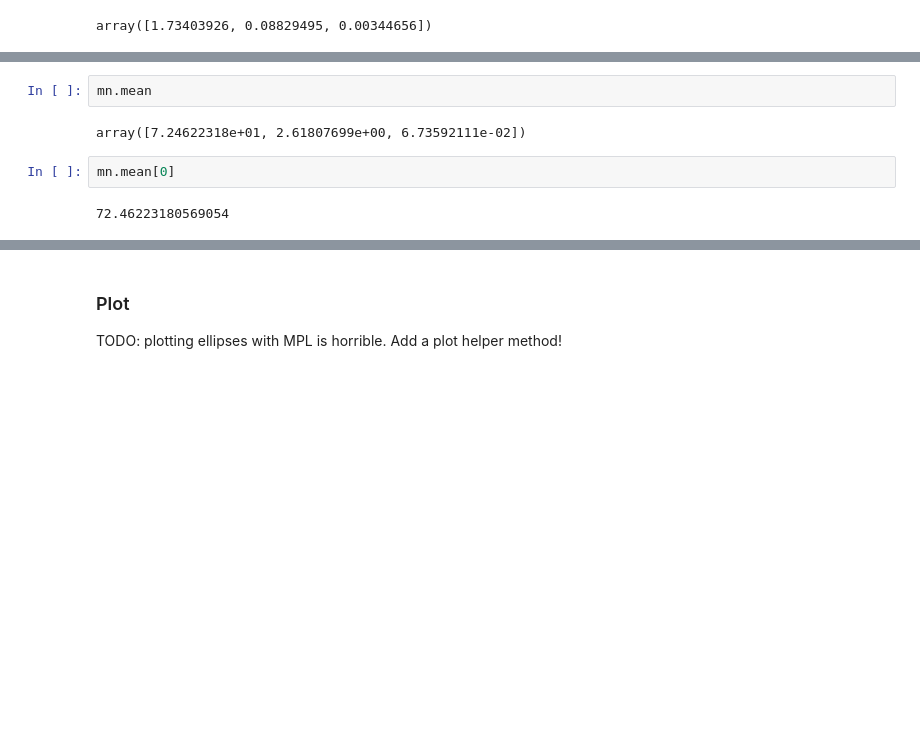
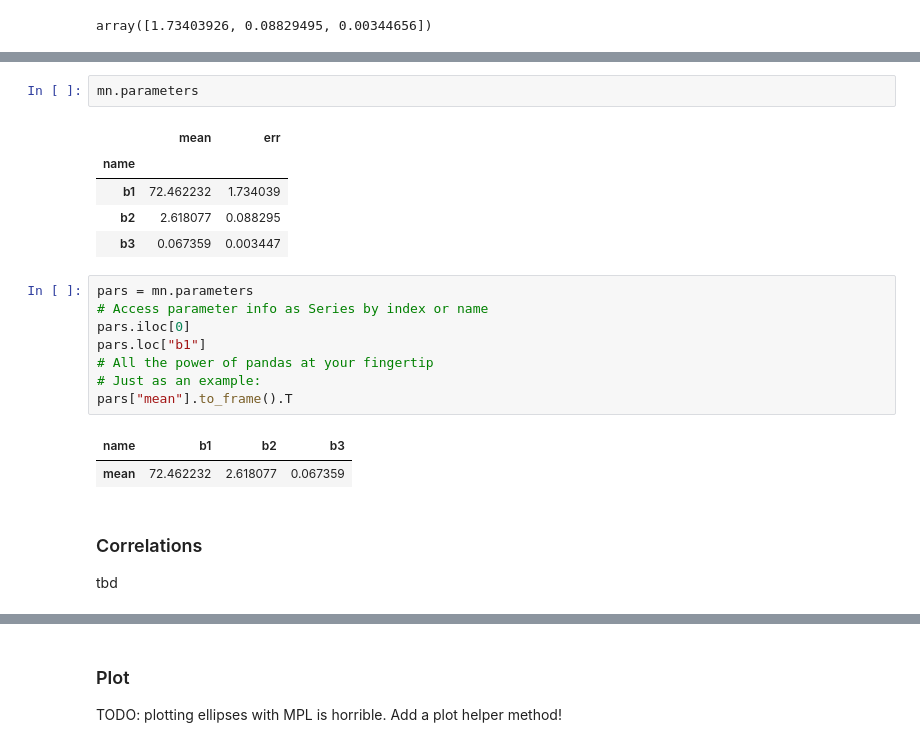
Before and after one commit to cdeil/multinorm, a Jupyter notebook: multinorm.ipynb, the cells around one changed output, grey strips where cells are left out. Cells and saved outputs as stored; diff of their text form; blank space fills up the shorter version.

```diff
--- a/multinorm.ipynb
+++ b/multinorm.ipynb
@@ -172,8 +183,23 @@ TODO: I'm not sure it's useful to keep the Parameter class. I think we could jus
 # %%
-mn.mean
+mn.parameters
 # %% [output]
-array([7.24622318e+01, 2.61807699e+00, 6.73592111e-02])
+|  | mean | err |
+| name |  |  |
+| b1 | 72.462232 | 1.734039 |
+| b2 | 2.618077 | 0.088295 |
+| b3 | 0.067359 | 0.003447 |
-# %%
-mn.mean[0]
-# %% [output]
-72.46223180569054
+# %%
+pars = mn.parameters
+# Access parameter info as Series by index or name
+pars.iloc[0]
+pars.loc["b1"]
+# All the power of pandas at your fingertip
+# Just as an example:
+pars["mean"].to_frame().T
+# %% [output]
+| name | b1 | b2 | b3 |
+| mean | 72.462232 | 2.618077 | 0.067359 |
+# %% [markdown]
+### Correlations
+
+tbd
```
Also changed, not shown: parts of 25 cells of this notebook.
